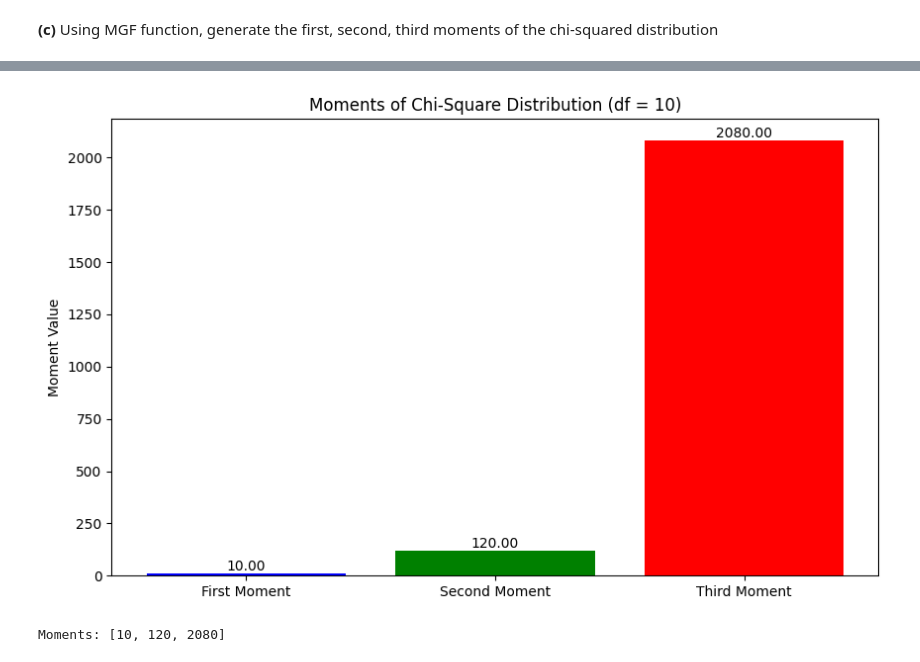
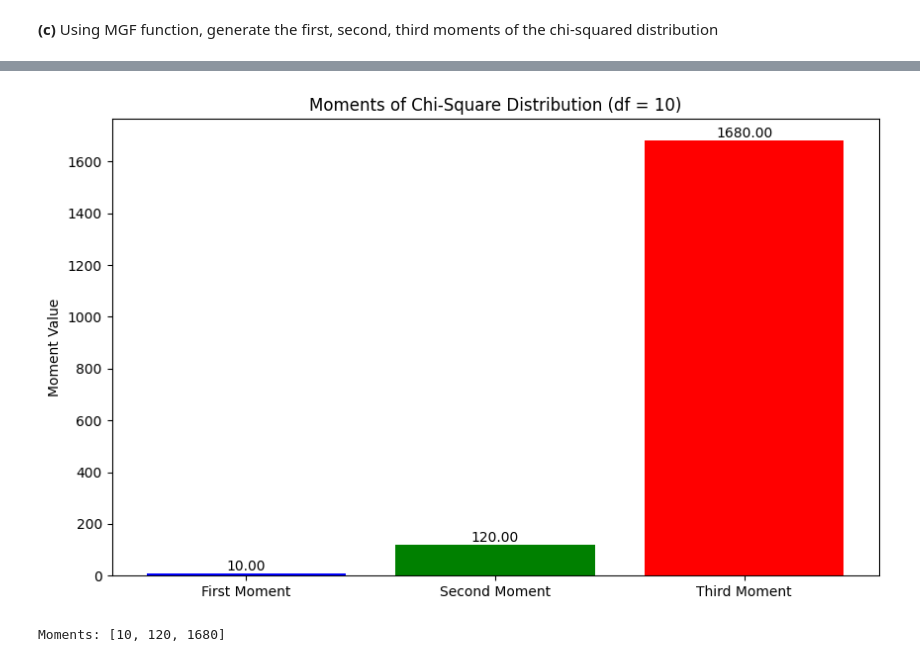
Before and after one commit to 115ayush/115ayush, a Jupyter notebook: Ass3_ds201.ipynb, the cells around one changed output, grey strips where cells are left out. Drawn from its saved outputs; the diff is of its cells as text; code cells hidden in the pictures.

```diff
--- a/Ass3_ds201.ipynb
+++ b/Ass3_ds201.ipynb
@@ -792,33 +792,33 @@ import matplotlib.pyplot as plt
 from scipy import stats
 
 # Degrees of Freedom
 k = 10
 
 # Moment Calculation
 def moment_mgf(order, df):
     if order == 1:
         return df
     elif order == 2:
         return df * (df + 2)
     elif order == 3:
-        return df * (df**2 + 9*df + 18)
+        return df * (df**2 + 6*df + 8)
 
 # Calculate Moments
 moments = [moment_mgf(n, k) for n in range(1, 4)]
 
 # Visualization
 plt.figure(figsize=(10, 6))
 plt.bar(['First Moment', 'Second Moment', 'Third Moment'],
         moments,
         color=['blue', 'green', 'red'])
 plt.title(f'Moments of Chi-Square Distribution (df = {k})')
 plt.ylabel('Moment Value')
 plt.text(0, moments[0], f'{moments[0]:.2f}', ha='center', va='bottom')
 plt.text(1, moments[1], f'{moments[1]:.2f}', ha='center', va='bottom')
 plt.text(2, moments[2], f'{moments[2]:.2f}', ha='center', va='bottom')
 plt.show()
 
 print("Moments:", moments)
 # %% [output]
-[figure, old version]
+[figure, new version]
-Moments: [10, 120, 2080]
+Moments: [10, 120, 1680]
```
Also changed, not shown: parts of 1 cell of this notebook.
